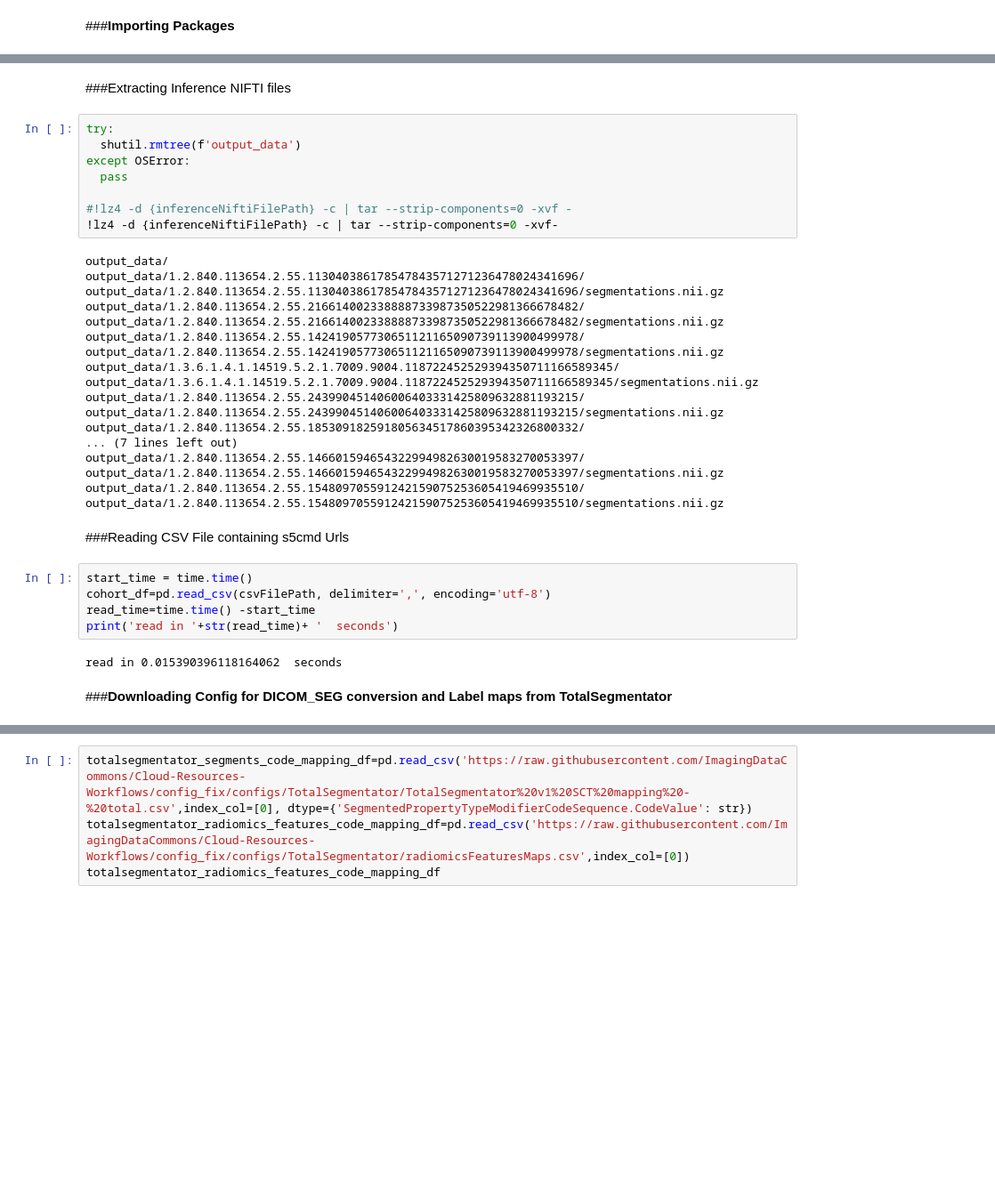
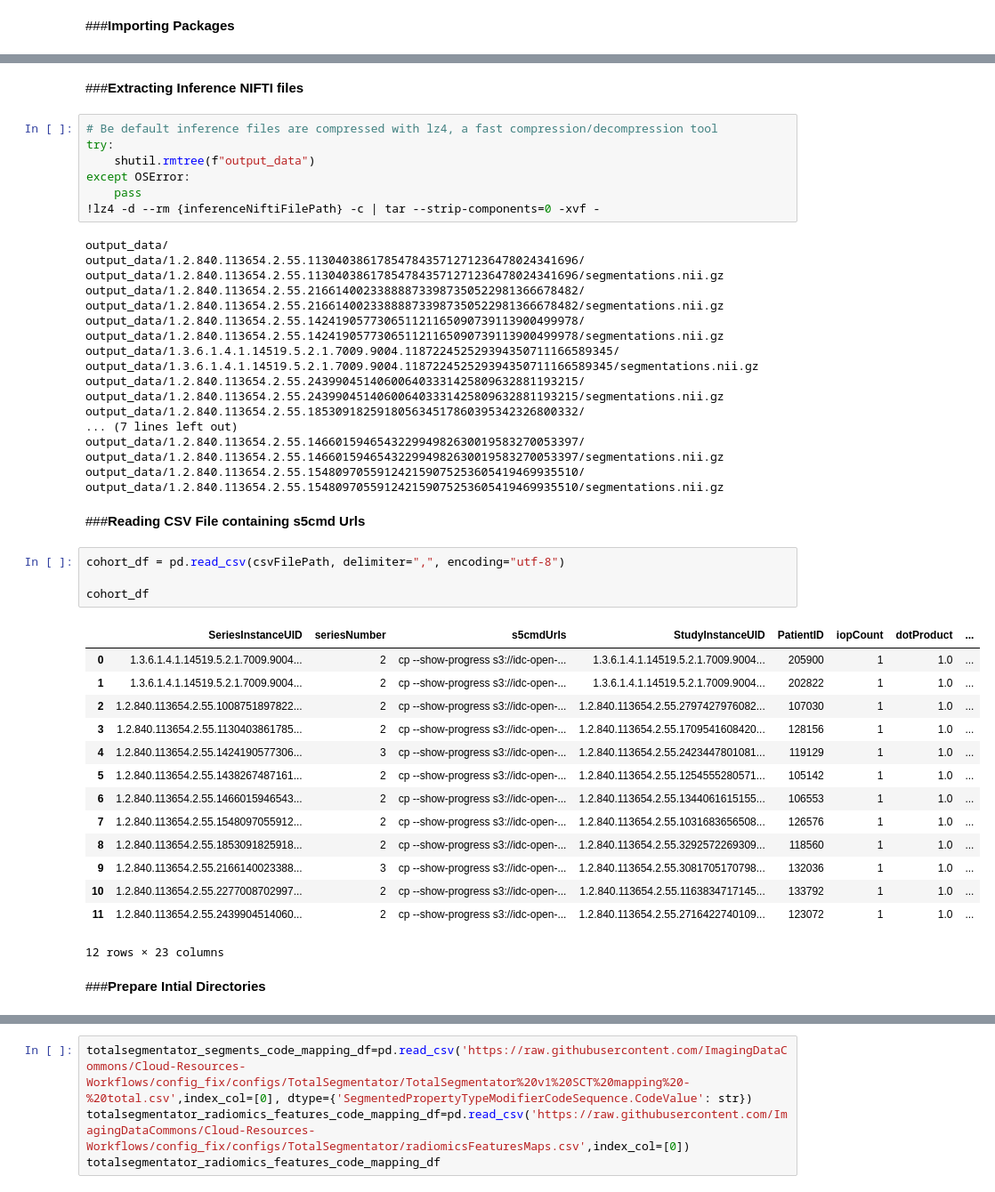
Before and after one commit to vkt1414/mhubai-unleashed, a Jupyter notebook: src/radiomics_notebook/mhub_dicomsegAndRadiomicsSR_Notebook.ipynb, the cells around one changed output, grey strips where cells are left out. Shown at 89% size. Drawn from its saved outputs; the diff is of its cells as text; blank space fills up the shorter version.

```diff
--- a/src/radiomics_notebook/mhub_dicomsegAndRadiomicsSR_Notebook.ipynb
+++ b/src/radiomics_notebook/mhub_dicomsegAndRadiomicsSR_Notebook.ipynb
@@ -183,15 +181,14 @@ converterType='dcm2niix'
 # #Get the file path of the inferenceNiftiFiles
 # inferenceNiftiFilePath=glob.glob('*.lz4')[0]
 # %% [markdown]
-###Extracting Inference NIFTI files
+###**Extracting Inference NIFTI files**
 # %%
+# Be default inference files are compressed with lz4, a fast compression/decompression tool
 try:
-  shutil.rmtree(f'output_data')
+    shutil.rmtree(f"output_data")
 except OSError:
-  pass
-
-#!lz4 -d {inferenceNiftiFilePath} -c | tar --strip-components=0 -xvf -
-!lz4 -d {inferenceNiftiFilePath} -c | tar --strip-components=0 -xvf-
+    pass
+!lz4 -d --rm {inferenceNiftiFilePath} -c | tar --strip-components=0 -xvf -
 # %% [output]
 output_data/
 output_data/1.2.840.113654.2.55.113040386178547843571271236478024341696/
@@ -211,13 +208,25 @@ output_data/1.2.840.113654.2.55.146601594654322994982630019583270053397/segmenta
 output_data/1.2.840.113654.2.55.154809705591242159075253605419469935510/
 output_data/1.2.840.113654.2.55.154809705591242159075253605419469935510/segmentations.nii.gz
 # %% [markdown]
-###Reading CSV File containing s5cmd Urls
+###**Reading CSV File containing s5cmd Urls**
 # %%
-start_time = time.time()
-cohort_df=pd.read_csv(csvFilePath, delimiter=',', encoding='utf-8')
-read_time=time.time() -start_time
-print('read in '+str(read_time)+ '  seconds')
+cohort_df = pd.read_csv(csvFilePath, delimiter=",", encoding="utf-8")
+
+cohort_df
 # %% [output]
+|  | SeriesInstanceUID | seriesNumber | s5cmdUrls | StudyInstanceUID | PatientID | iopCount | dotProduct | ... |
+| 0 | 1.3.6.1.4.1.14519.5.2.1.7009.9004... | 2 | cp --show-progress s3://idc-open-... | 1.3.6.1.4.1.14519.5.2.1.7009.9004... | 205900 | 1 | 1.0 | ... |
+| 1 | 1.3.6.1.4.1.14519.5.2.1.7009.9004... | 2 | cp --show-progress s3://idc-open-... | 1.3.6.1.4.1.14519.5.2.1.7009.9004... | 202822 | 1 | 1.0 | ... |
+| 2 | 1.2.840.113654.2.55.1008751897822... | 2 | cp --show-progress s3://idc-open-... | 1.2.840.113654.2.55.2797427976082... | 107030 | 1 | 1.0 | ... |
+| 3 | 1.2.840.113654.2.55.1130403861785... | 2 | cp --show-progress s3://idc-open-... | 1.2.840.113654.2.55.1709541608420... | 128156 | 1 | 1.0 | ... |
+| 4 | 1.2.840.113654.2.55.1424190577306... | 3 | cp --show-progress s3://idc-open-... | 1.2.840.113654.2.55.2423447801081... | 119129 | 1 | 1.0 | ... |
+| 5 | 1.2.840.113654.2.55.1438267487161... | 2 | cp --show-progress s3://idc-open-... | 1.2.840.113654.2.55.1254555280571... | 105142 | 1 | 1.0 | ... |
+| 6 | 1.2.840.113654.2.55.1466015946543... | 2 | cp --show-progress s3://idc-open-... | 1.2.840.113654.2.55.1344061615155... | 106553 | 1 | 1.0 | ... |
+| 7 | 1.2.840.113654.2.55.1548097055912... | 2 | cp --show-progress s3://idc-open-... | 1.2.840.113654.2.55.1031683656508... | 126576 | 1 | 1.0 | ... |
+| 8 | 1.2.840.113654.2.55.1853091825918... | 2 | cp --show-progress s3://idc-open-... | 1.2.840.113654.2.55.3292572269309... | 118560 | 1 | 1.0 | ... |
+| 9 | 1.2.840.113654.2.55.2166140023388... | 3 | cp --show-progress s3://idc-open-... | 1.2.840.113654.2.55.3081705170798... | 132036 | 1 | 1.0 | ... |
+| 10 | 1.2.840.113654.2.55.2277008702997... | 2 | cp --show-progress s3://idc-open-... | 1.2.840.113654.2.55.1163834717145... | 133792 | 1 | 1.0 | ... |
+| 11 | 1.2.840.113654.2.55.2439904514060... | 2 | cp --show-progress s3://idc-open-... | 1.2.840.113654.2.55.2716422740109... | 123072 | 1 | 1.0 | ... |
-read in 0.015390396118164062  seconds
+12 rows × 23 columns
-# %% [markdown]
-###**Downloading Config for DICOM_SEG conversion and Label maps from TotalSegmentator**
+# %% [markdown]
+###**Prepare Intial Directories**
```
Also changed, not shown: parts of 52 cells of this notebook.
